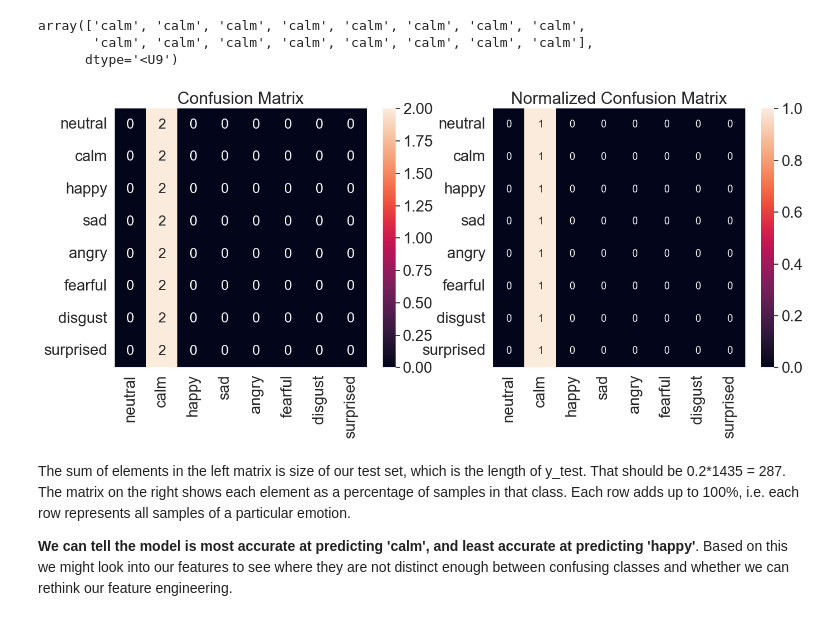
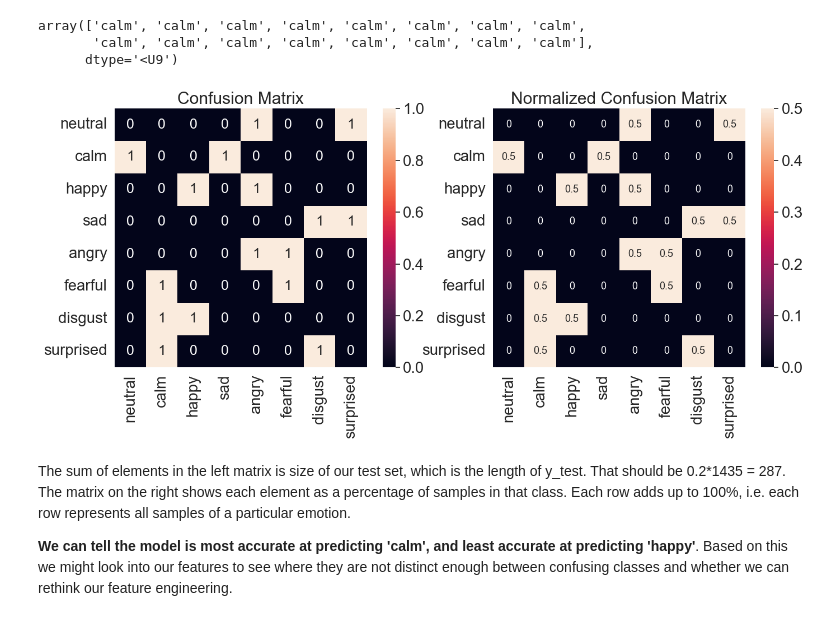
Before and after one commit to Ariel-Tsang/Week4-NeuralNetworks, a Jupyter notebook: Week4__Neural_Networks.ipynb, the cells around one changed output. Saved outputs shown, nothing was run; the diff lists cells and outputs as text; code cells hidden in the pictures.

```diff
--- a/Week4__Neural_Networks.ipynb
+++ b/Week4__Neural_Networks.ipynb
@@ -842,36 +842,36 @@ from sklearn.metrics import confusion_matrix
 import seaborn as sn # I like seaborn's confusion matrix over sklearn's default
 
 # get predictions on test set
-test_emotion_predictions = model.predict(my_features)
+test_emotion_predictions = model.predict(my_features_scaled)
 test_emotion_groundtruth = my_emotions
 
 # set labels for matrix axes from emotions
 my_emotion_list =['neutral','calm','happy','sad','angry','fearful','disgust','surprised']
 my_emotion_name = [emotion for emotion in my_emotion_list]
 
 # build confusion matrix and normalized confusion matrix
 my_conf_matrix = confusion_matrix(test_emotion_groundtruth, test_emotion_predictions, labels=my_emotion_list)
 my_conf_matrix_norm = confusion_matrix(test_emotion_groundtruth, test_emotion_predictions,normalize='true', labels=my_emotion_list)
 
 
 
 # make a confusion matrix with labels using a DataFrame
 confmatrix_df = pd.DataFrame(my_conf_matrix, index=my_emotion_name, columns=my_emotion_name)
 confmatrix_df_norm = pd.DataFrame(my_conf_matrix_norm, index=my_emotion_name, columns=my_emotion_name)
 
 # plot confusion matrices
 plt.figure(figsize=(16,6))
 sn.set(font_scale=1.8) # emotion label and title size
 plt.subplot(1,2,1)
 plt.title('Confusion Matrix')
 sn.heatmap(confmatrix_df, annot=True, annot_kws={"size": 18}) #annot_kws is value font
 plt.subplot(1,2,2)
 plt.title('Normalized Confusion Matrix')
 sn.heatmap(confmatrix_df_norm, annot=True, annot_kws={"size": 13}) #annot_kws is value font
 
 plt.show()
 # %% [output]
-[figure, old version]
+[figure, new version]
 # %% [markdown]
 The sum of elements in the left matrix is size of our test set, which is the length of y_test. That should be 0.2*1435 = 287. The matrix on the right shows each element as a percentage of samples in that class. Each row adds up to 100%, i.e. each row represents all samples of a particular emotion.
 
```
Also changed, not shown: parts of 1 cell of this notebook.
